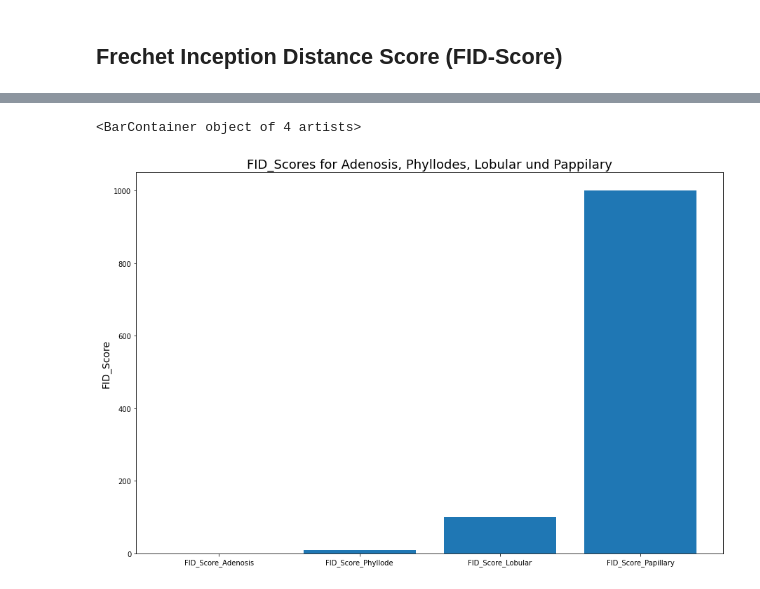
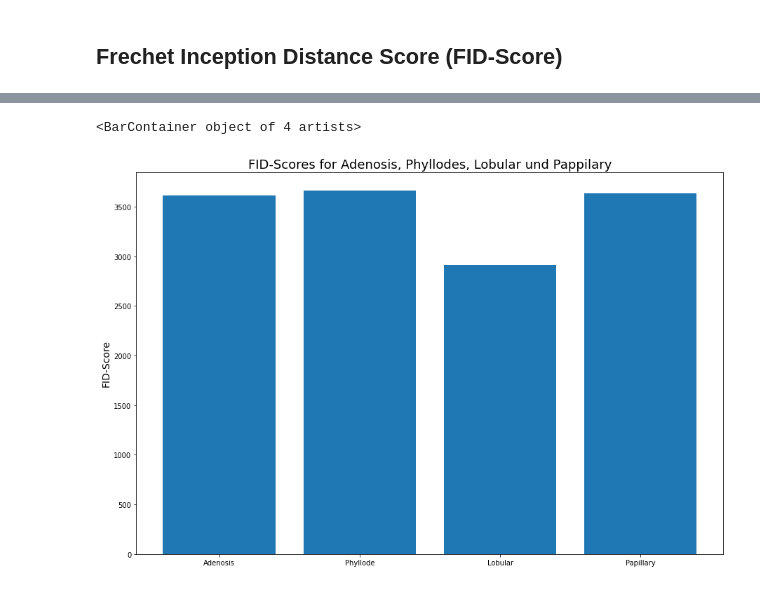
Before and after one commit to eliasmarcon/Medical_Imaging_Project, a Jupyter notebook: Pipeline/Generate_Eval_GAN.ipynb, the cells around one changed output, grey strips where cells are left out. Cells and saved outputs as stored; diff of their text form; code cells hidden in the pictures.

Commit message:
Gan images generated

```diff
--- a/Pipeline/Generate_Eval_GAN.ipynb
+++ b/Pipeline/Generate_Eval_GAN.ipynb
@@ -106,6 +107,6 @@ save_dir_phyllode = 'D:/Medical_Imaging/Medical_Imaging_Zusatz/Gan_Images/bengin
 # %%
 # Load checkpoint model
-model_path_phyllode = 'D:/Medical_Imaging/Medical_Imaging_Zusatz/Saved_Checkpoints/100k_epochs/cps_100k/100k_phyllodes/generator_model_60000.h5'
+model_path_phyllode = 'D:/Medical_Imaging/Medical_Imaging_Zusatz/Final_Checkpoints/phyllodes_40x_76k/generator_model_76000.h5'
 generator_phyllode = tf.keras.models.load_model(model_path_phyllode, compile = False)
 # %%
 # Create predictions
@@ -118,7 +123,7 @@ save_images(predictions_phyllode, save_dir_phyllode, 'phyllode')
 save_dir_lobular = 'D:/Medical_Imaging/Medical_Imaging_Zusatz/Gan_Images/malignant/lobular_carcinoma/'
 # %%
 # Load checkpoint model
-model_path_lobular = 'D:/Medical_Imaging/Medical_Imaging_Zusatz/Saved_Checkpoints/100k_epochs/cps_100k/100k_lobular/generator_model_60000.h5'
+model_path_lobular = 'D:/Medical_Imaging/Medical_Imaging_Zusatz/Final_Checkpoints/lobular_40x_60k/generator_model_60000.h5'
 generator_lobular = tf.keras.models.load_model(model_path_lobular, compile = False)
 # %%
 # Create predictions
@@ -135,7 +140,7 @@ save_images(predictions_lobular, save_dir_lobular, 'lobular')
 save_dir_papillary = 'D:/Medical_Imaging/Medical_Imaging_Zusatz/Gan_Images/malignant/papillary_carcinoma/'
 # %%
 # Load checkpoint model
-model_path_papillary = 'D:/Medical_Imaging/Medical_Imaging_Zusatz/Saved_Checkpoints/100k_epochs/cps_100k/100k_papillary/generator_model_60000.h5'
+model_path_papillary = 'D:/Medical_Imaging/Medical_Imaging_Zusatz/Final_Checkpoints/papillary_40x_100k/final_step_generator_model.h5'
 generator_papillary = tf.keras.models.load_model(model_path_papillary, compile = False)
 # %%
 # Create predictions
@@ -202,9 +214,9 @@ path_original_lobular = 'D:/Medical_Imaging/Medical_Imaging_Zusatz/BreaKHis_v1/D
 path_original_papillary = 'D:/Medical_Imaging/Medical_Imaging_Zusatz/BreaKHis_v1/Dataset_40X/malignant/papillary_carcinoma/'
 # %%
 original_adenosis = numpy.array(get_all_images(path_original_adenosis, 128))
-original_phyllode = get_all_images(path_original_phyllode, 128)
+original_phyllode = numpy.array(get_all_images(path_original_phyllode, 128))
 original_lobular = numpy.array(get_all_images(path_original_lobular, 128))
-original_papillary = get_all_images(path_original_papillary, 128)
+original_papillary = numpy.array(get_all_images(path_original_papillary, 128))
 # %%
 # prepare the inception v3 model
 model = InceptionV3(include_top = False, pooling = 'avg', input_shape = (128, 128, 3))
@@ -247,11 +271,11 @@ print('FID Papillary: %.3f' % fid_papillary)
 # %%
 plt.rcParams["figure.figsize"] = [15, 10]
-plt.title('FID_Scores for Adenosis, Phyllodes, Lobular und Pappilary', fontsize = 18)
-plt.ylabel('FID_Score', fontsize = 14)
-plt.bar(['FID_Score_Adenosis', 'FID_Score_Phyllode', 'FID_Score_Lobular', 'FID_Score_Papillary'], [0, 10, 100, 1000])
+plt.title('FID-Scores for Adenosis, Phyllodes, Lobular und Pappilary', fontsize = 18)
+plt.ylabel('FID-Score', fontsize = 14)
+plt.bar(['Adenosis', 'Phyllode', 'Lobular', 'Papillary'], [fid_adenosis, fid_phyllode, fid_lobular, fid_papillary])
 # %% [output]
 <BarContainer object of 4 artists>
-[figure, old version]
+[figure, new version]
 # %%
 d = {'Cancer_Type': ['Adenosis', 'Phyllode', 'Lobular', 'Papillary'], 'FID_Score': [fid_adenosis, fid_phyllode, fid_lobular, fid_papillary]}
 df = pd.DataFrame(data = d)
```
Also changed, not shown: parts of 16 cells of this notebook, 3 other files.
